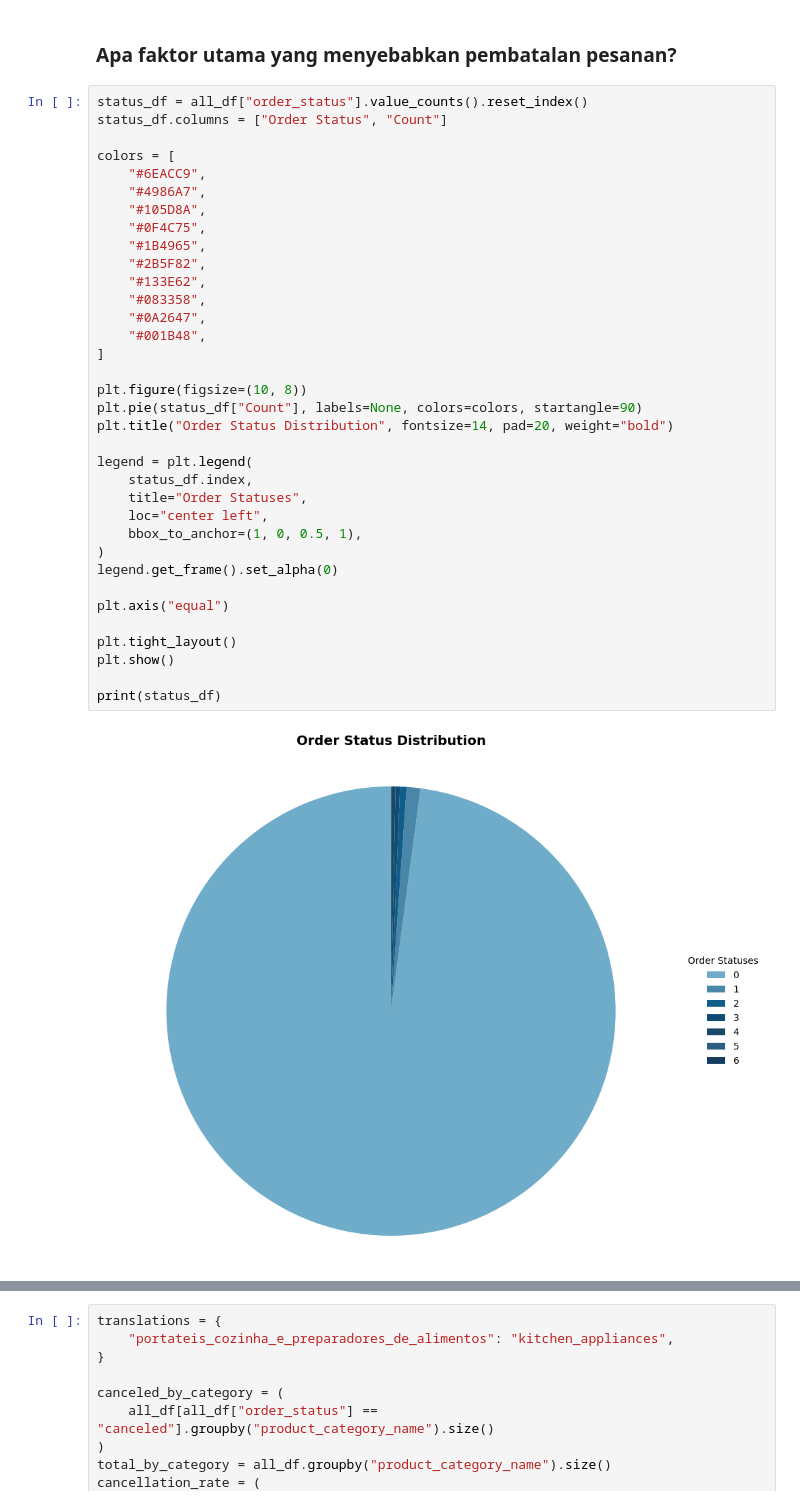
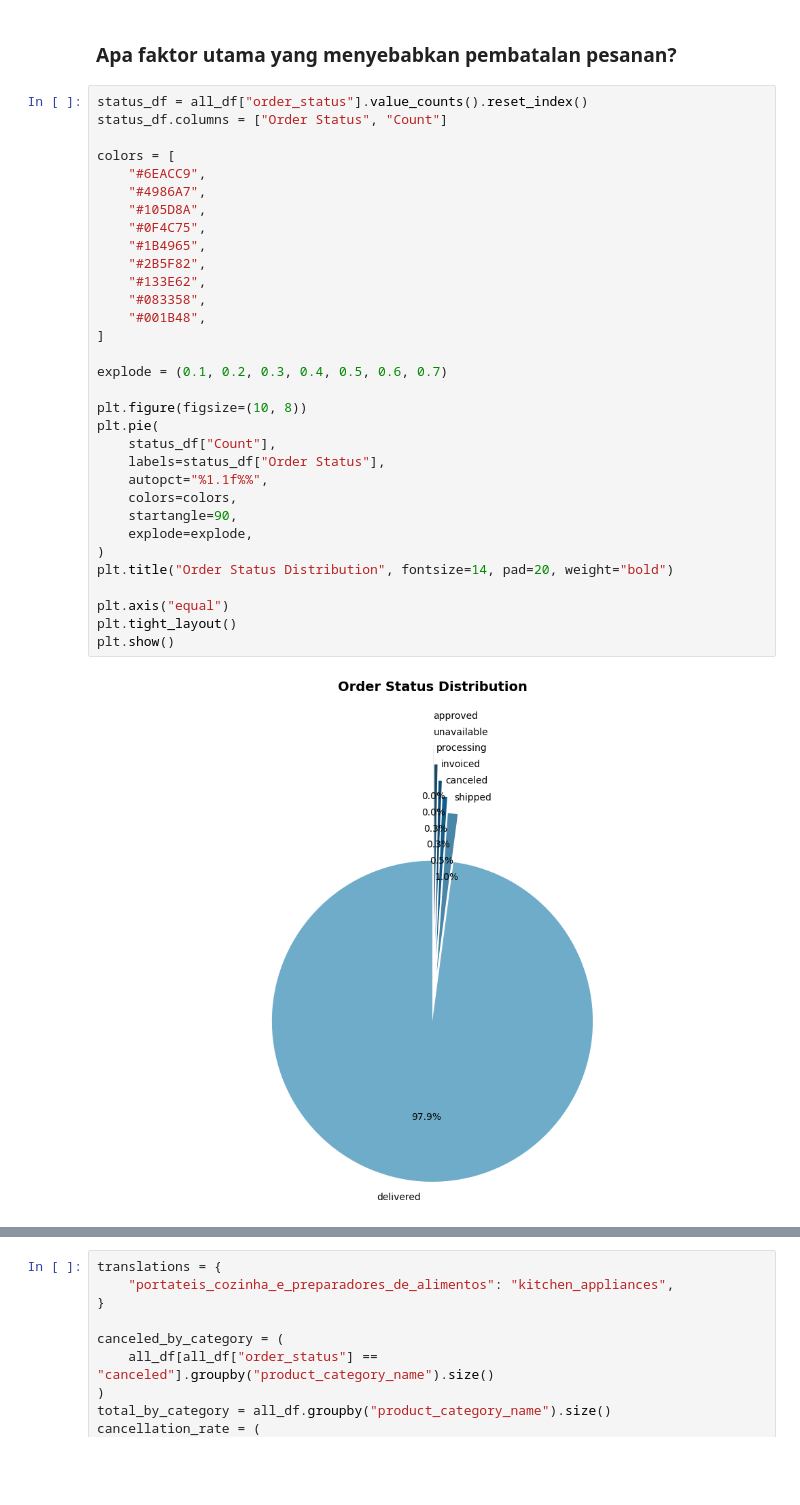
Before and after one commit to fxrdhan/Data-Analysis-Project, a Jupyter notebook: notebook.ipynb, the cells around one changed output, grey strips where cells are left out. Cells and saved outputs as stored; diff of their text form; blank space fills up the shorter version.

Commit message:
Redefining the visualization

```diff
--- a/notebook.ipynb
+++ b/notebook.ipynb
@@ -2021,37 +2063,34 @@ computers_accessories        6689        6.78
 # %%
 status_df = all_df["order_status"].value_counts().reset_index()
 status_df.columns = ["Order Status", "Count"]
 
 colors = [
     "#6EACC9",
     "#4986A7",
     "#105D8A",
     "#0F4C75",
     "#1B4965",
     "#2B5F82",
     "#133E62",
     "#083358",
-    "#0A2647",
     "#001B48",
 ]
 
+explode = (0.1, 0.2, 0.3, 0.4, 0.5, 0.6, 0.7)
+
 plt.figure(figsize=(10, 8))
-plt.pie(status_df["Count"], labels=None, colors=colors, startangle=90)
+plt.pie(
+    status_df["Count"],
+    labels=status_df["Order Status"],
+    autopct="%1.1f%%",
+    colors=colors,
+    startangle=90,
+    explode=explode,
+)
 plt.title("Order Status Distribution", fontsize=14, pad=20, weight="bold")
 
-legend = plt.legend(
-    status_df.index,
-    title="Order Statuses",
-    loc="center left",
-    bbox_to_anchor=(1, 0, 0.5, 1),
-)
-legend.get_frame().set_alpha(0)
-
 plt.axis("equal")
-
 plt.tight_layout()
 plt.show()
-
-print(status_df)
 # %% [output]
-[figure, old version]
+[figure, new version]
```
Also changed, not shown: parts of 37 cells of this notebook.
